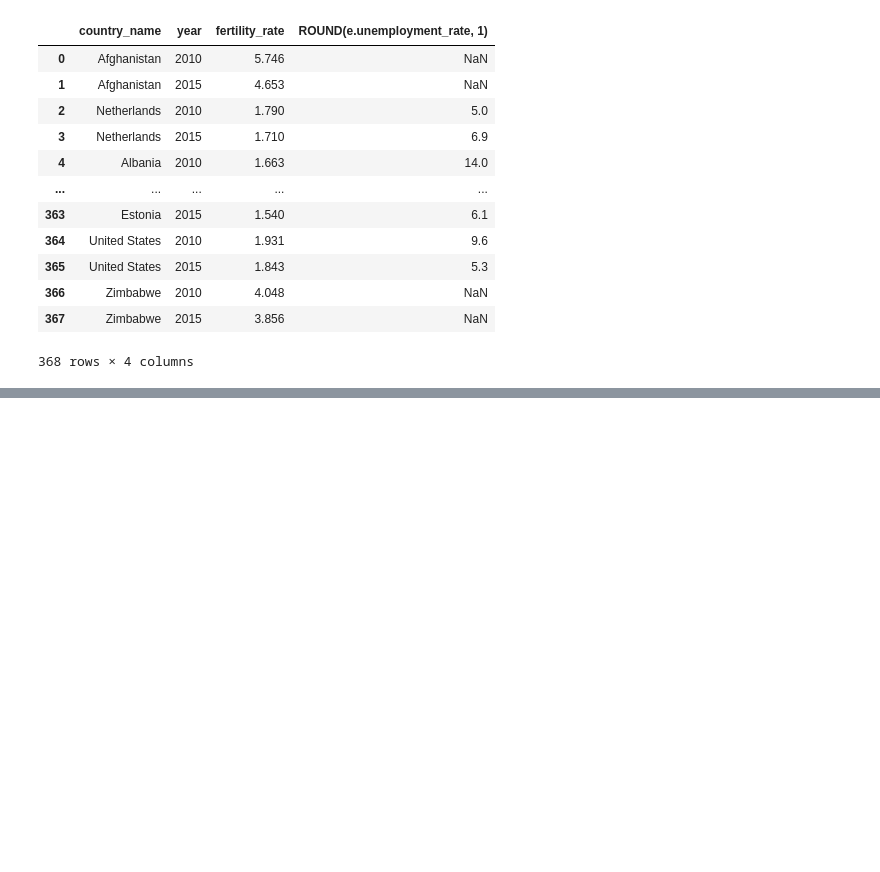
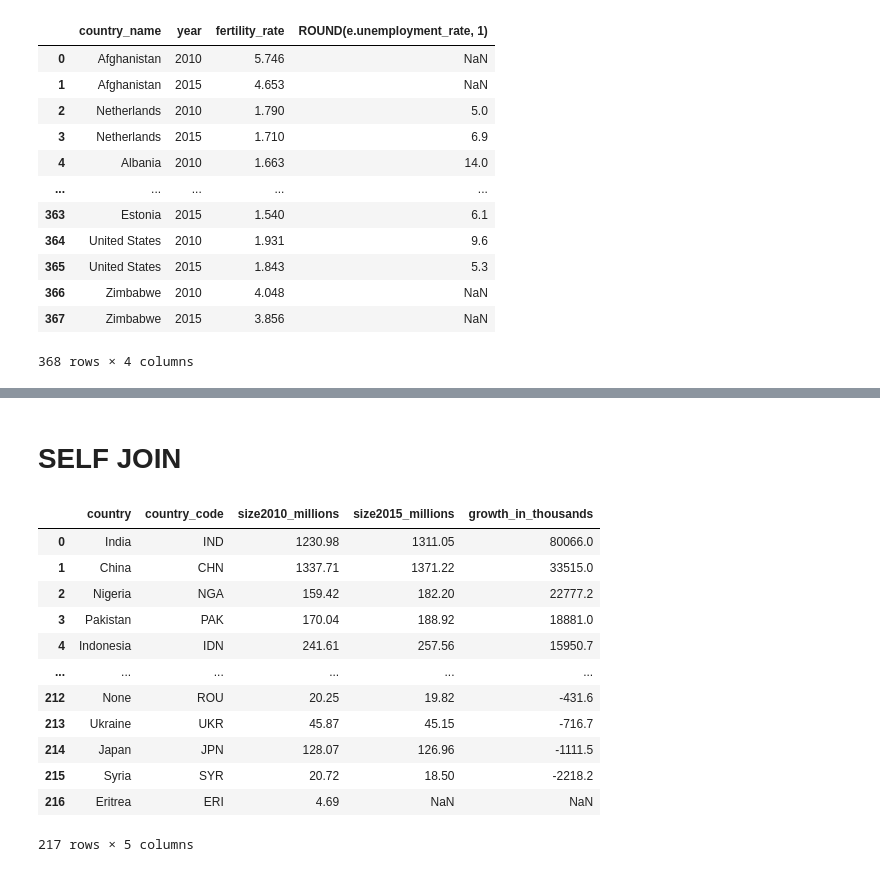
Before and after one commit to Cooleekova/data_engineering, a Jupyter notebook: SQL/Joining_data_in_SQL.ipynb, the cells around one changed output, grey strips where cells are left out. Saved outputs shown, nothing was run; the diff lists cells and outputs as text; code cells hidden in the pictures; blank space fills up the shorter version.

Commit message:
add SELF JOIN example

```diff
--- a/SQL/Joining_data_in_SQL.ipynb
+++ b/SQL/Joining_data_in_SQL.ipynb
@@ -384,0 +398,35 @@ pd.read_sql("""SELECT c.country_name AS country, c.region, ROUND(p.life_expectan
+# %% [markdown]
+# SELF JOIN
+# %%
+# find out how much the populations for each country changed from 2010 to 2015
+
+pd.read_sql("""SELECT
+                   c.country_name AS country,
+                   p1.country_code,
+                   ROUND(p1.size/1000000, 2) AS size2010_millions,
+                   ROUND(p2.size/1000000, 2) AS size2015_millions,
+                   ROUND((p2.size - p1.size)/1000, 1) AS growth_in_thousands
+               FROM populations AS p1
+               INNER JOIN populations AS p2
+               ON p1.country_code = p2.country_code
+               FULL JOIN countries AS c
+               ON p1.country_code = c.code
+               WHERE p1.year = 2010
+                   AND p2.year = 2015
+               ORDER BY growth_in_thousands DESC
+               ;""",
+            con)
+# %% [output]
+|  | country | country_code | size2010_millions | size2015_millions | growth_in_thousands |
+| 0 | India | IND | 1230.98 | 1311.05 | 80066.0 |
+| 1 | China | CHN | 1337.71 | 1371.22 | 33515.0 |
+| 2 | Nigeria | NGA | 159.42 | 182.20 | 22777.2 |
+| 3 | Pakistan | PAK | 170.04 | 188.92 | 18881.0 |
+| 4 | Indonesia | IDN | 241.61 | 257.56 | 15950.7 |
+| ... | ... | ... | ... | ... | ... |
+| 212 | None | ROU | 20.25 | 19.82 | -431.6 |
+| 213 | Ukraine | UKR | 45.87 | 45.15 | -716.7 |
+| 214 | Japan | JPN | 128.07 | 126.96 | -1111.5 |
+| 215 | Syria | SYR | 20.72 | 18.50 | -2218.2 |
+| 216 | Eritrea | ERI | 4.69 | NaN | NaN |
+217 rows × 5 columns
```
Also changed, not shown: parts of 20 cells of this notebook.
